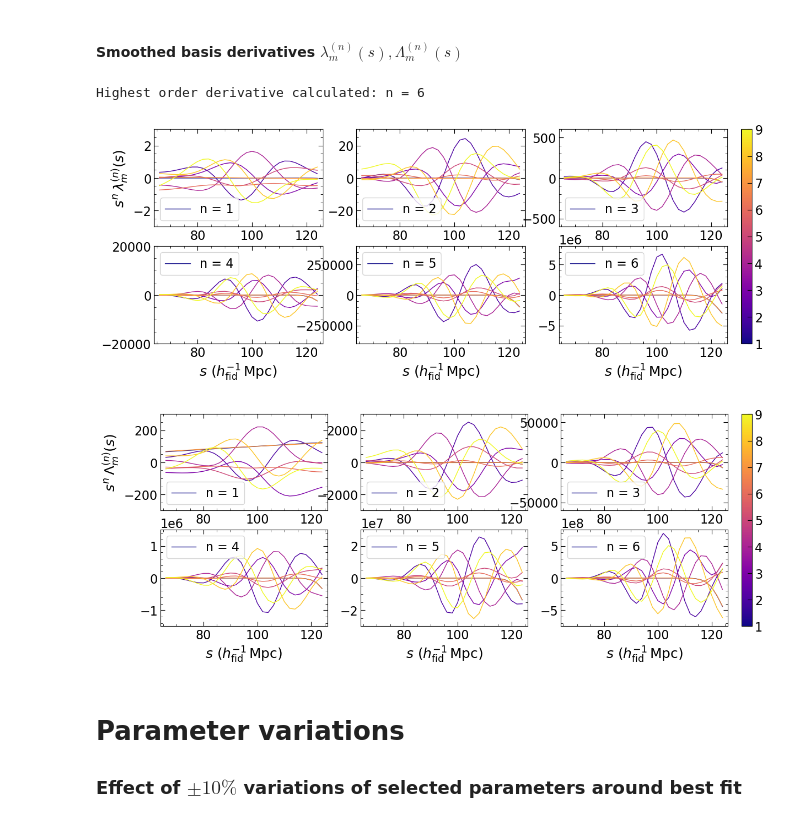
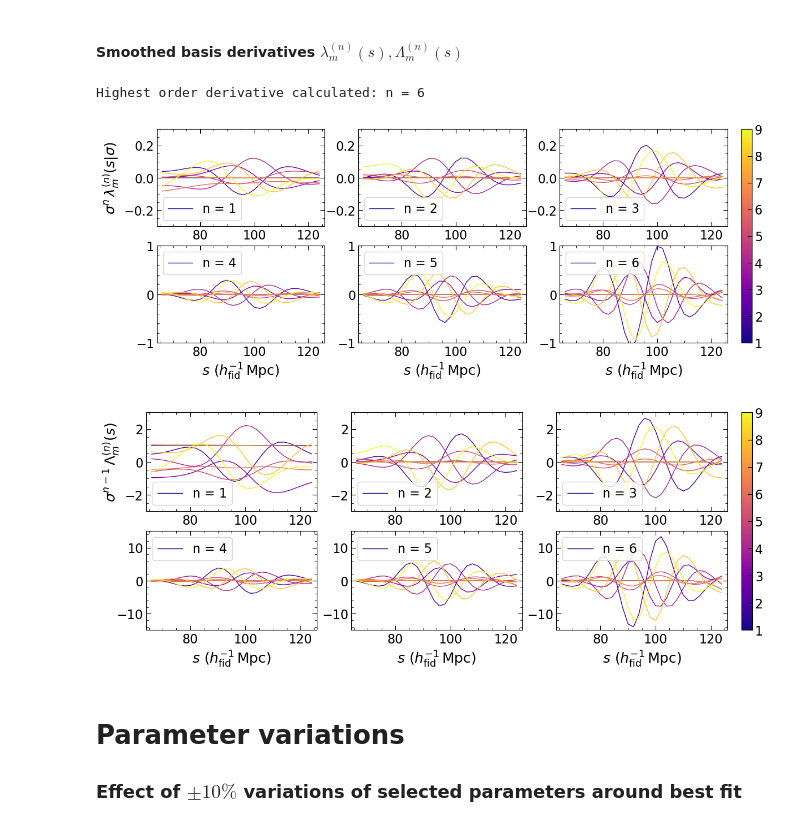
Before and after one commit to a-paranjape/zeldovich-smearing, a Jupyter notebook: examples/ZelSmear_Explore_Theory.ipynb, the cells around one changed output. Saved outputs shown, nothing was run; the diff lists cells and outputs as text; code cells hidden in the pictures.

Commit message:
user-friendly theory: updated notebook and script

```diff
--- a/examples/ZelSmear_Explore_Theory.ipynb
+++ b/examples/ZelSmear_Explore_Theory.ipynb
@@ -276,7 +276,7 @@ lam_m_n,Lam_m_n = tm.theory.calc_der_lambda(Eval_Dict['sigma'])
 
 FSize = 5
 fig,ax = plt.subplots(tm.theory.max_deriv//3,3,figsize=(3.2*FSize,FSize))
-Ylim = np.array([[[-3,3],[-30,30],[-600,600]],[[-2e4,2e4],[-4e5,4e5],[-8e6,8e6]]])
+Ylim = np.array([[[-0.3,0.3],[-0.3,0.3],[-0.3,0.3]],[[-1,1],[-1,1],[-1,1]]])
 for c in range(3):
     for r in range(tm.theory.max_deriv//3):
         n = 3*r+c
@@ -285,46 +285,46 @@ for c in range(3):
         if (r==tm.theory.max_deriv//3-1):
             ax[r,c].set_xlabel('$s\\,\\,(h^{{-1}}_{{\\rm fid}}\\,{{\\rm Mpc}})$')
         if (c==0) & (r==0):
-            ax[r,c].set_ylabel('$s^{{n}}\\,\\lambda_{{m}}^{{(n)}}(s)$')
+            ax[r,c].set_ylabel('$\\sigma^{{n}}\\,\\lambda_{{m}}^{{(n)}}(s|\\sigma)$')
         cols = iter(CMap(np.linspace(0,1,tm.n_basis)))
         for b in range(tm.n_basis):
             col = next(cols)
             label = "n = {0:d}".format(n+1) if b==0 else None
-            ax[r,c].plot(tm.theory.svals,tm.theory.svals**(n+1)*lam_m_n[n,b],lw=1,ls='-',color=col,label=label)
+            ax[r,c].plot(tm.theory.svals,Eval_Dict['sigma']**(n+1)*lam_m_n[n,b],lw=1,ls='-',color=col,label=label)
         ax[r,c].legend(loc='lower left' if r==0 else 'upper left')
         ax[r,c].minorticks_on()
 
 cb = plt.colorbar(sm,ax=ax,orientation='vertical',location='right',pad=0.02)
 cb.set_ticks(np.arange(1,tm.n_basis+1))
 plt.show()
 
 FSize = 5
 fig,ax = plt.subplots(tm.theory.max_deriv//3,3,figsize=(3.2*FSize,FSize))
-Ylim = np.array([[[-3e2,3e2],[-3e3,3e3],[-6e4,6e4]],[[-1.5e6,1.5e6],[-3e7,3e7],[-7.5e8,7.5e8]]])
+Ylim = np.array([[[-3,3],[-3,3],[-3,3]],[[-15,15],[-15,15],[-15,15]]])
 for c in range(3):
     for r in range(tm.theory.max_deriv//3):
         n = 3*r+c
         ax[r,c].set_xlim(64,126)
         ax[r,c].set_ylim(Ylim[r,c,0],Ylim[r,c,1])
         if (r==tm.theory.max_deriv//3-1):
             ax[r,c].set_xlabel('$s\\,\\,(h^{{-1}}_{{\\rm fid}}\\,{{\\rm Mpc}})$')
         if (c==0) & (r==0):
-            ax[r,c].set_ylabel('$s^{{n}}\\,\\Lambda_{{m}}^{{(n)}}(s)$')
+            ax[r,c].set_ylabel('$\\sigma^{{n-1}}\\,\\Lambda_{{m}}^{{(n)}}(s)$')
         cols = iter(CMap(np.linspace(0,1,tm.n_basis)))
         for b in range(tm.n_basis):
             col = next(cols)
             label = "n = {0:d}".format(n+1) if b==0 else None
-            ax[r,c].plot(tm.theory.svals,tm.theory.svals**(n+1)*Lam_m_n[n,b],lw=1,ls='-',color=col,label=label)
+            ax[r,c].plot(tm.theory.svals,Eval_Dict['sigma']**(n)*Lam_m_n[n,b],lw=1,ls='-',color=col,label=label)
         ax[r,c].legend(loc='lower left' if r==0 else 'upper left')
         ax[r,c].minorticks_on()
 
 cb = plt.colorbar(sm,ax=ax,orientation='vertical',location='right',pad=0.02)
 cb.set_ticks(np.arange(1,tm.n_basis+1))
 plt.show()
 # %% [output]
 Highest order derivative calculated: n = 6
-[figure, old version]
+[figure, new version]
-[figure, old version]
+[figure, new version]
 # %% [markdown]
 # Parameter variations
 ### Effect of $\pm 10\%$ variations of selected parameters around best fit
```
Also changed, not shown: parts of 1 cell of this notebook.
